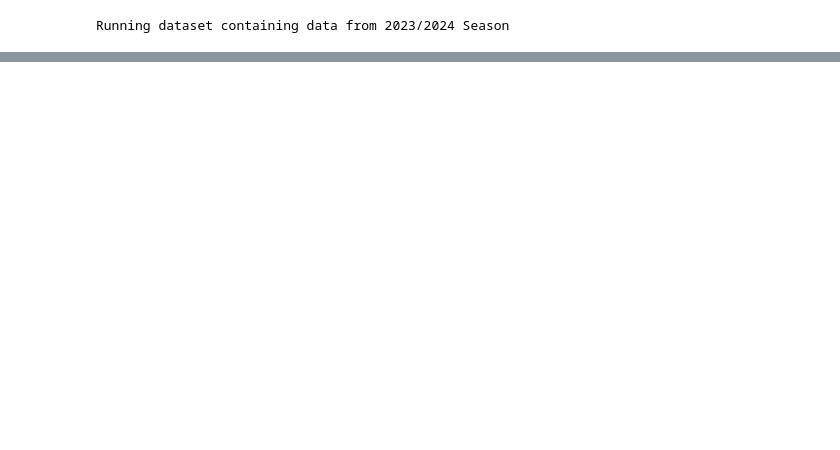
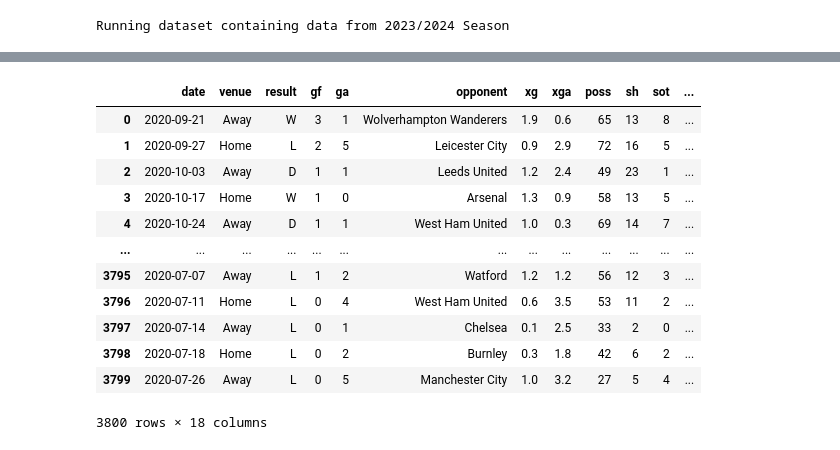
Before and after one commit to sbs24066/Can-data-be-used-to-gain-a-statistical-advantage-in-sports-betting-, a Jupyter notebook: Strategic_Thinking_HDIP2024_CA3_David_Mooney_sbs24066.ipynb, the cells around one changed output, grey strips where cells are left out. Drawn from its saved outputs; the diff is of its cells as text; code cells hidden in the pictures; blank space fills up the shorter version.

```diff
--- a/Strategic_Thinking_HDIP2024_CA3_David_Mooney_sbs24066.ipynb
+++ b/Strategic_Thinking_HDIP2024_CA3_David_Mooney_sbs24066.ipynb
@@ -307,0 +248,9 @@ def run_Season_dataset(Chosen_season):
+# %%
+#sorting out the time and day feature
+dropped_teams["DAY & TIME"] = dropped_teams['day'] + ' ' + dropped_teams['time']
+
+colDROPPING = dropped_teams[['day','time']]
+dropped_teams.drop(colDROPPING, axis=1, inplace=True)
+# %%
+dropped_teams.drop_duplicates(subset = ["date", "team", "opponent", "DAY & TIME", "result"],inplace=True)
+dropped_teams.reset_index(drop=True, inplace=True)
@@ -598,0 +559,3 @@ Average Away Shots Distance From Goal: 16.41 Metres
+# %%
+teamStats_VS_Record = dropped_teams#[["date","team","opponent","venue","result","gf","ga","formation","xg","xga","poss","sh","sot","dist","fk","pk","pkatt"]]
+teamStats_VS_Record[["fk","pk","pkatt","formation"]] = PREM_df_Full[["fk","pk","pkatt","formation"]]
@@ -598,0 +602,4 @@ Average Away Shots Distance From Goal: 16.41 Metres
+# %%
+#Filling two nan values in distance col with mean
+dist_mean=teamStats_VS_Record["dist"].mean()
+teamStats_VS_Record["dist"].fillna(dist_mean, inplace=True)
@@ -598,0 +626,16 @@ Average Away Shots Distance From Goal: 16.41 Metres
+# %%
+teamStats_VS_Record
+# %% [output]
+|  | date | venue | result | gf | ga | opponent | xg | xga | poss | sh | sot | ... |
+| 0 | 2020-09-21 | Away | W | 3 | 1 | Wolverhampton Wanderers | 1.9 | 0.6 | 65 | 13 | 8 | ... |
+| 1 | 2020-09-27 | Home | L | 2 | 5 | Leicester City | 0.9 | 2.9 | 72 | 16 | 5 | ... |
+| 2 | 2020-10-03 | Away | D | 1 | 1 | Leeds United | 1.2 | 2.4 | 49 | 23 | 1 | ... |
+| 3 | 2020-10-17 | Home | W | 1 | 0 | Arsenal | 1.3 | 0.9 | 58 | 13 | 5 | ... |
+| 4 | 2020-10-24 | Away | D | 1 | 1 | West Ham United | 1.0 | 0.3 | 69 | 14 | 7 | ... |
+| ... | ... | ... | ... | ... | ... | ... | ... | ... | ... | ... | ... | ... |
+| 3795 | 2020-07-07 | Away | L | 1 | 2 | Watford | 1.2 | 1.2 | 56 | 12 | 3 | ... |
+| 3796 | 2020-07-11 | Home | L | 0 | 4 | West Ham United | 0.6 | 3.5 | 53 | 11 | 2 | ... |
+| 3797 | 2020-07-14 | Away | L | 0 | 1 | Chelsea | 0.1 | 2.5 | 33 | 2 | 0 | ... |
+| 3798 | 2020-07-18 | Home | L | 0 | 2 | Burnley | 0.3 | 1.8 | 42 | 6 | 2 | ... |
+| 3799 | 2020-07-26 | Away | L | 0 | 5 | Manchester City | 1.0 | 3.2 | 27 | 5 | 4 | ... |
+3800 rows × 18 columns
```
Also changed, not shown: parts of 69 cells of this notebook.
